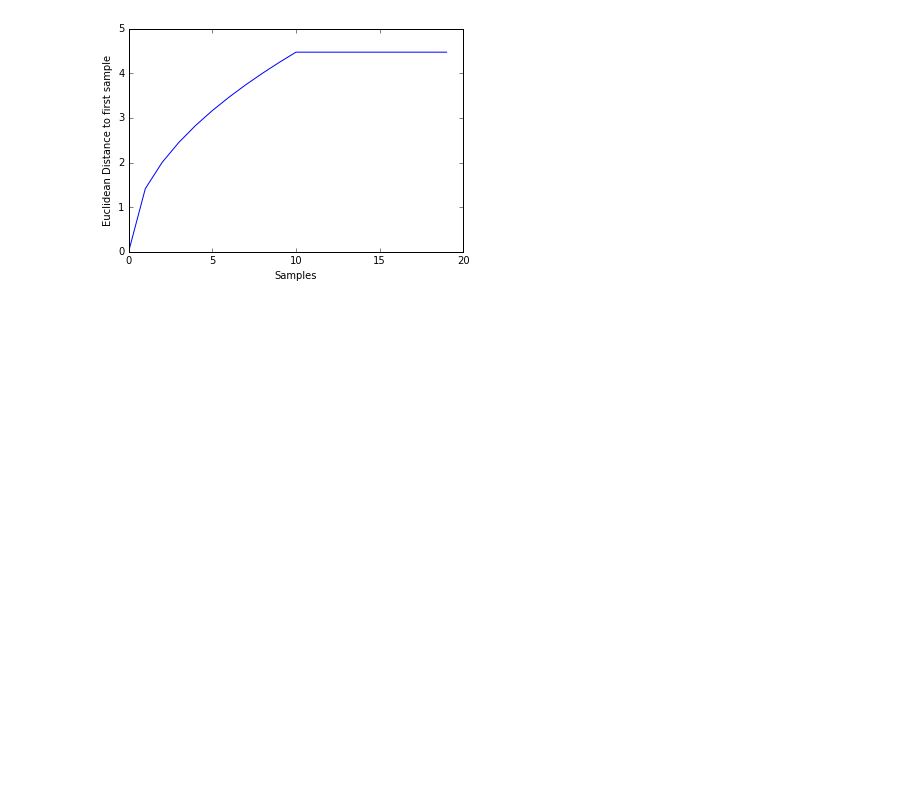
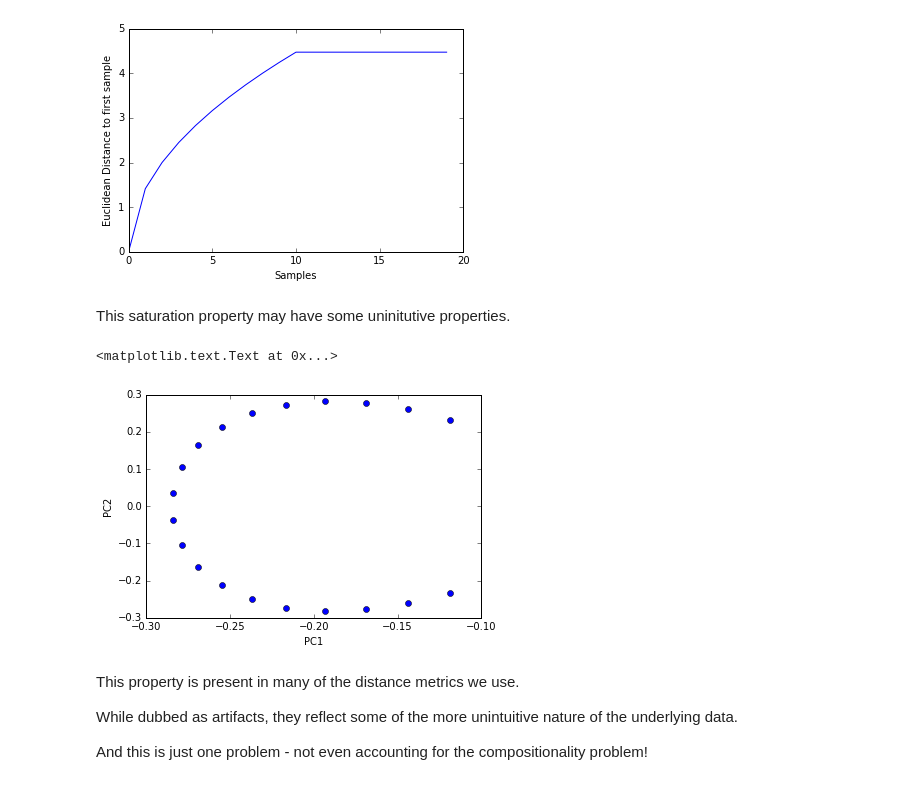
Before and after one commit to knightlab-analyses/intro-stats-2016, a Jupyter notebook: week4/week4-distances.ipynb, the cells around one changed output. Cells and saved outputs as stored; diff of their text form; code cells hidden in the pictures; blank space fills up the shorter version.

```diff
--- a/week4/week4-distances.ipynb
+++ b/week4/week4-distances.ipynb
@@ -56,3 +57,19 @@ plt.xlabel('Samples')
 # %% [output]
 <matplotlib.text.Text at 0x...>
 [figure]
+# %% [markdown]
+This saturation property may have some uninitutive properties.
+# %%
+u, k, v = np.linalg.svd(table)
+plt.plot(u[:, 0], u[:, 1], 'ob')
+plt.xlabel('PC1')
+plt.ylabel('PC2')
+# %% [output]
+<matplotlib.text.Text at 0x...>
+[figure, added]
+# %% [markdown]
+This property is present in many of the distance metrics we use.
+
+While dubbed as artifacts, they reflect some of the more unintuitive nature of the underlying data.
+
+And this is just one problem - not even accounting for the compositionality problem!
```
Also changed, not shown: parts of 3 cells of this notebook, 1 other file.
